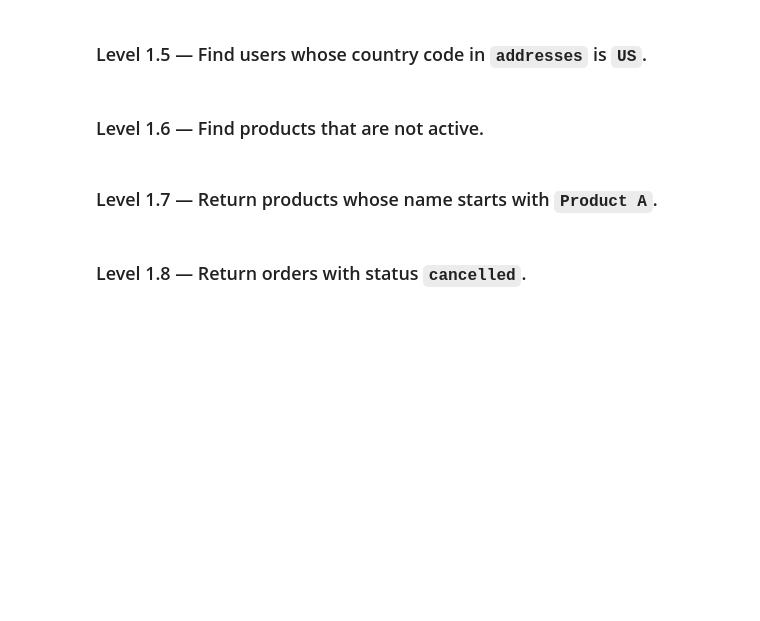
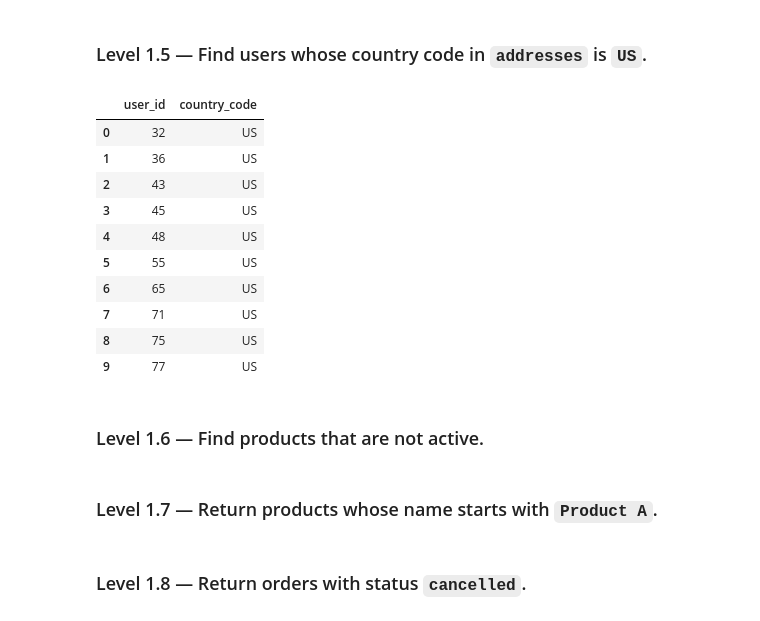
Before and after one commit to Thomasayanfeoluwa/E-Commerce-Analytics-Engineering-System, a Jupyter notebook: notebooks/01_sql_practice.ipynb, the cells around one changed output. Cells and saved outputs as stored; diff of their text form; code cells hidden in the pictures; blank space fills up the shorter version.

```diff
--- a/notebooks/01_sql_practice.ipynb
+++ b/notebooks/01_sql_practice.ipynb
@@ -99,6 +161,24 @@ Complete every question yourself. Put SQL in the cell directly below each questi
 ### Level 1.5 — Find users whose country code in `addresses` is `US`.
 # %%
 # Write your SQL here
+run_sql("""
+    SELECT user_id, country_code
+    FROM addresses
+    WHERE country_code = 'US'
+    LIMIT 10;
+""")
+# %% [output]
+|  | user_id | country_code |
+| 0 | 32 | US |
+| 1 | 36 | US |
+| 2 | 43 | US |
+| 3 | 45 | US |
+| 4 | 48 | US |
+| 5 | 55 | US |
+| 6 | 65 | US |
+| 7 | 71 | US |
+| 8 | 75 | US |
+| 9 | 77 | US |
 # %% [markdown]
 ### Level 1.6 — Find products that are not active.
 # %%
```
Also changed, not shown: parts of 4 cells of this notebook, 2 other files.
